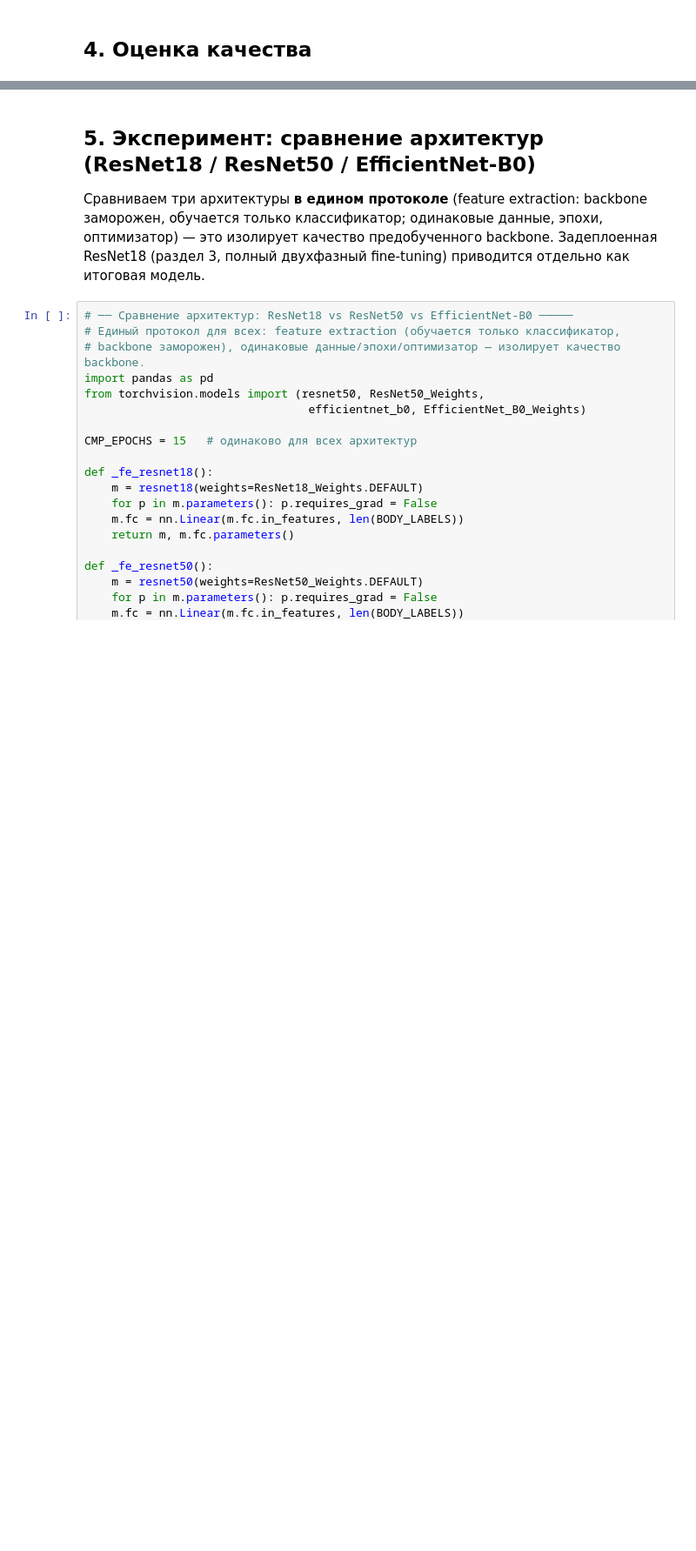
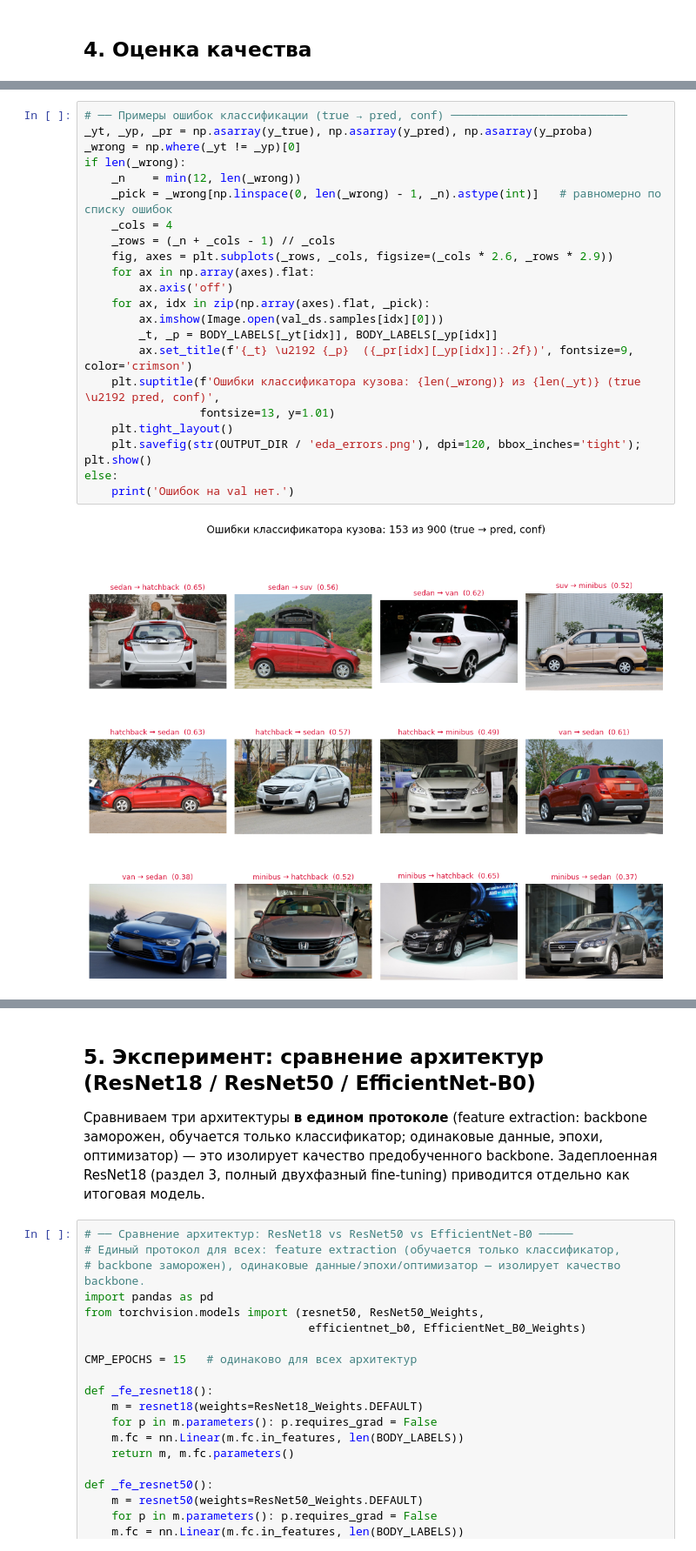
Before and after one commit to igotsummeronmymind/diploma, a Jupyter notebook: googlecollab runs/03_body_classifier_runned.ipynb, the cells around one changed output, grey strips where cells are left out. Shown at 87% size. Drawn from its saved outputs; the diff is of its cells as text; blank space fills up the shorter version.

```diff
--- a/googlecollab runs/03_body_classifier_runned.ipynb
+++ b/googlecollab runs/03_body_classifier_runned.ipynb
@@ -559,3 +590,27 @@ plt.savefig(str(OUTPUT_DIR / 'confusion_matrix.png'), dpi=150, bbox_inches='tigh
+# %%
+# ── Примеры ошибок классификации (true → pred, conf) ──────────────────────────
+_yt, _yp, _pr = np.asarray(y_true), np.asarray(y_pred), np.asarray(y_proba)
+_wrong = np.where(_yt != _yp)[0]
+if len(_wrong):
+    _n    = min(12, len(_wrong))
+    _pick = _wrong[np.linspace(0, len(_wrong) - 1, _n).astype(int)]   # равномерно по списку ошибок
+    _cols = 4
+    _rows = (_n + _cols - 1) // _cols
+    fig, axes = plt.subplots(_rows, _cols, figsize=(_cols * 2.6, _rows * 2.9))
+    for ax in np.array(axes).flat:
+        ax.axis('off')
+    for ax, idx in zip(np.array(axes).flat, _pick):
+        ax.imshow(Image.open(val_ds.samples[idx][0]))
+        _t, _p = BODY_LABELS[_yt[idx]], BODY_LABELS[_yp[idx]]
+        ax.set_title(f'{_t} \u2192 {_p}  ({_pr[idx][_yp[idx]]:.2f})', fontsize=9, color='crimson')
+    plt.suptitle(f'Ошибки классификатора кузова: {len(_wrong)} из {len(_yt)} (true \u2192 pred, conf)',
+                 fontsize=13, y=1.01)
+    plt.tight_layout()
+    plt.savefig(str(OUTPUT_DIR / 'eda_errors.png'), dpi=120, bbox_inches='tight'); plt.show()
+else:
+    print('Ошибок на val нет.')
+# %% [output]
+[figure, added]
 # %%
 # ── F1 per class ──────────────────────────────────────────────────────────────
 metrics_names = ['precision', 'recall', 'f1-score']
```
Also changed, not shown: parts of 11 cells of this notebook, 12 other files.
